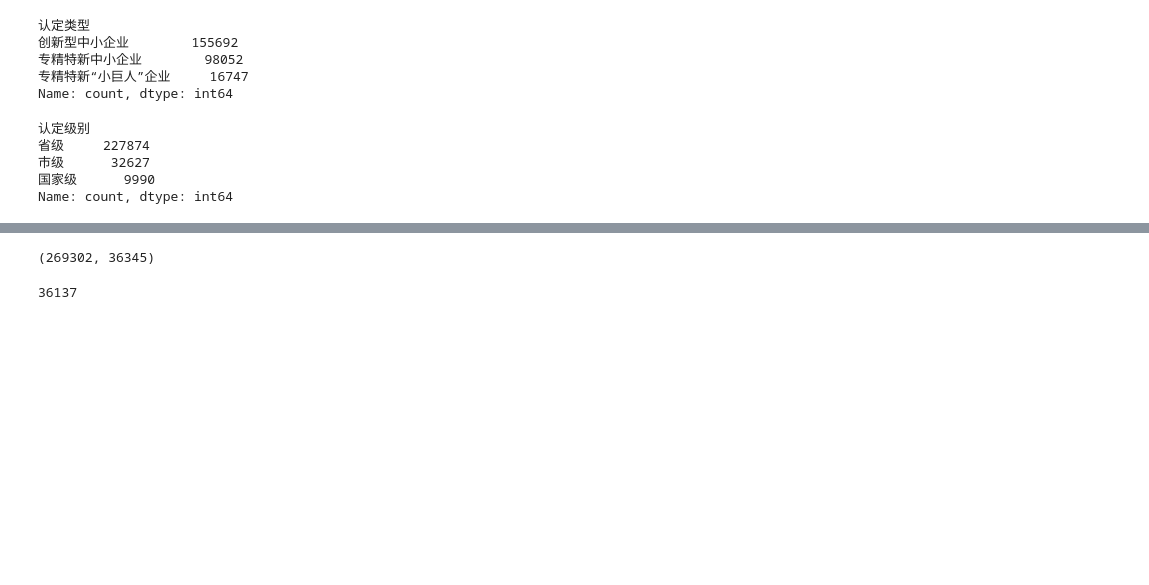
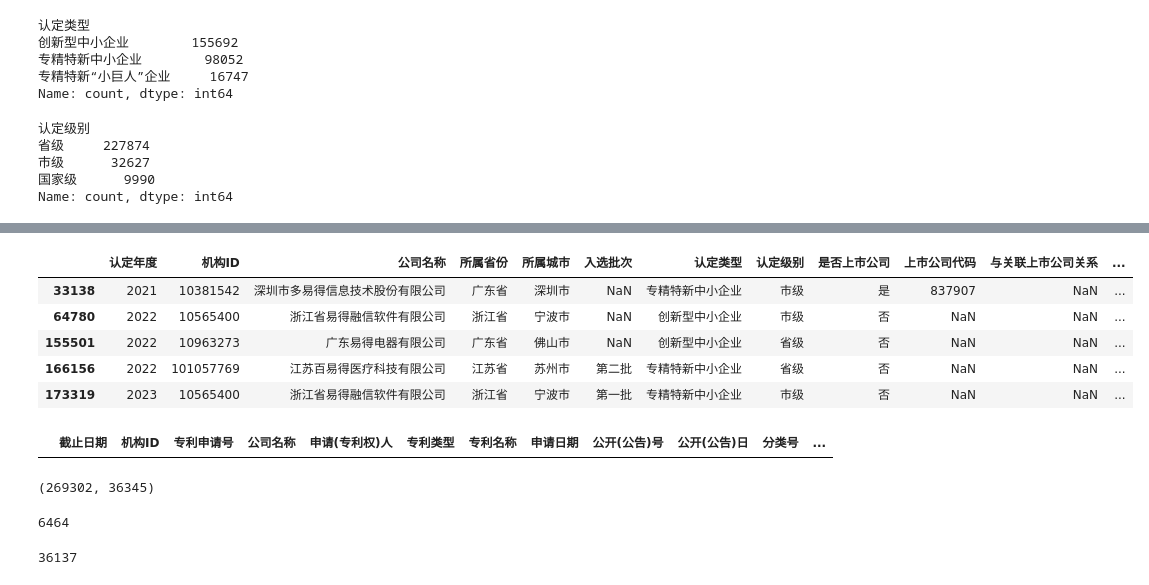
Before and after one commit to ideatechresearch/patent_invest, a Jupyter notebook: 上市公司专利技术相似度.ipynb, the cells around one changed output, grey strips where cells are left out. Saved outputs shown, nothing was run; the diff lists cells and outputs as text; code cells hidden in the pictures; blank space fills up the shorter version.

```diff
--- a/上市公司专利技术相似度.ipynb
+++ b/上市公司专利技术相似度.ipynb
@@ -2487,9 +2527,26 @@ Name: count, dtype: int64
+# %%
+df[df.公司名称.str.find('易得')>=0]
+# %% [output]
+|  | 认定年度 | 机构ID | 公司名称 | 所属省份 | 所属城市 | 入选批次 | 认定类型 | 认定级别 | 是否上市公司 | 上市公司代码 | 与关联上市公司关系 | ... |
+| 33138 | 2021 | 10381542 | 深圳市多易得信息技术股份有限公司 | 广东省 | 深圳市 | NaN | 专精特新中小企业 | 市级 | 是 | 837907 | NaN | ... |
+| 64780 | 2022 | 10565400 | 浙江省易得融信软件有限公司 | 浙江省 | 宁波市 | NaN | 创新型中小企业 | 市级 | 否 | NaN | NaN | ... |
+| 155501 | 2022 | 10963273 | 广东易得电器有限公司 | 广东省 | 佛山市 | NaN | 创新型中小企业 | 省级 | 否 | NaN | NaN | ... |
+| 166156 | 2022 | 101057769 | 江苏百易得医疗科技有限公司 | 江苏省 | 苏州市 | 第二批 | 专精特新中小企业 | 省级 | 否 | NaN | NaN | ... |
+| 173319 | 2023 | 10565400 | 浙江省易得融信软件有限公司 | 浙江省 | 宁波市 | 第一批 | 专精特新中小企业 | 市级 | 否 | NaN | NaN | ... |
+# %%
+patent_info[patent_info.机构ID == 10565400]
+# %% [output]
+|  | 截止日期 | 机构ID | 专利申请号 | 公司名称 | 申请(专利权)人 | 专利类型 | 专利名称 | 申请日期 | 公开(公告)号 | 公开(公告)日 | 分类号 | ... |
 # %%
 df.to_excel('data\专精特新企业认定情况表_2024.xlsx')
 # %%
 df.公司名称.nunique(),patent_info.公司名称.nunique()
 # %% [output]
 (269302, 36345)
+# %%
+df.上市公司代码.nunique()
+# %% [output]
+6464
 # %%
 len(set(df.公司名称)&set(patent_info.公司名称))
 # %% [output]
```
Also changed, not shown: parts of 3 cells of this notebook.
